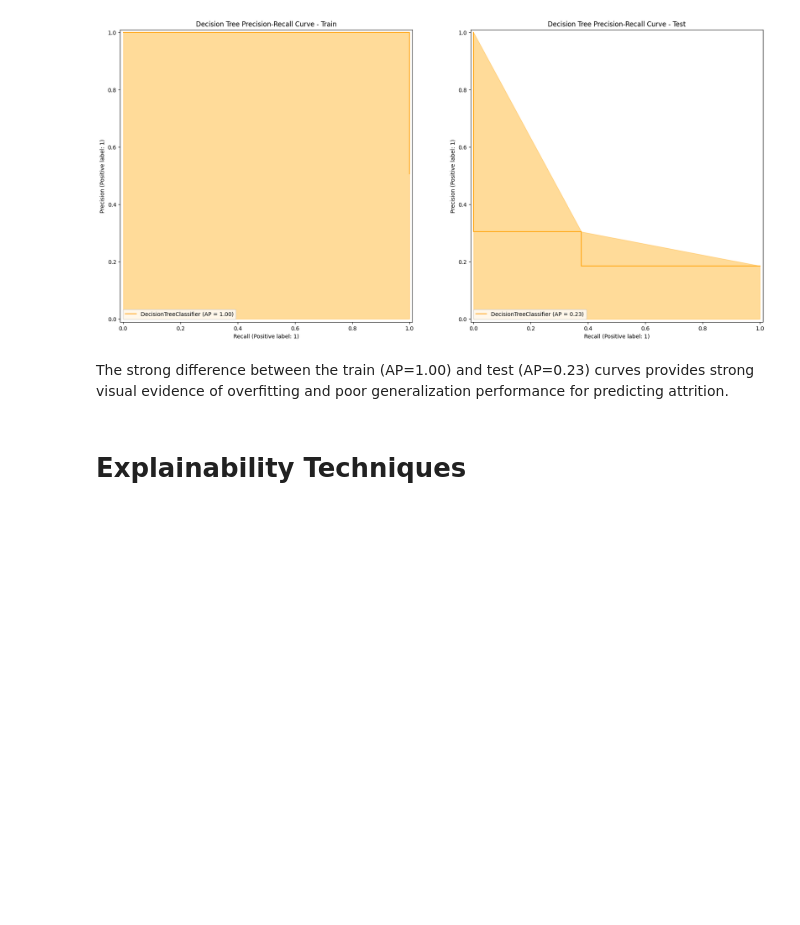
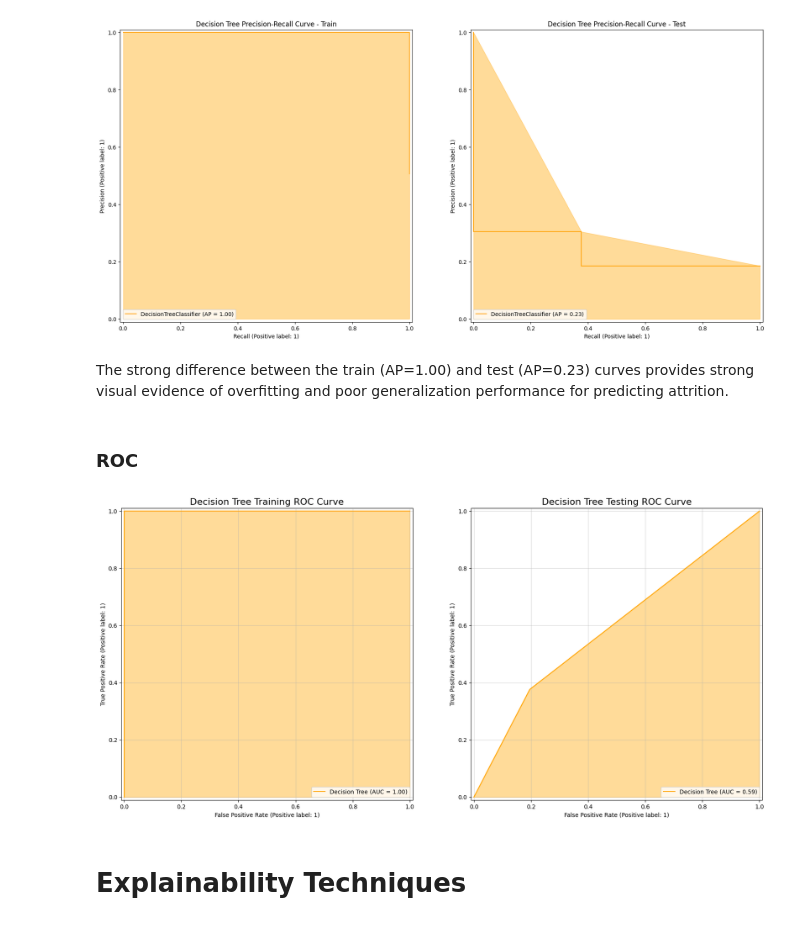
Before and after one commit to Ibrahem-Ali99/xai, a Jupyter notebook: notebooks/Decision Tree/Mohamed_Decision_Tree.ipynb, the cells around one changed output. Saved outputs shown, nothing was run; the diff lists cells and outputs as text; code cells hidden in the pictures; blank space fills up the shorter version.

```diff
--- a/notebooks/Decision Tree/Mohamed_Decision_Tree.ipynb
+++ b/notebooks/Decision Tree/Mohamed_Decision_Tree.ipynb
@@ -202,6 +200,12 @@ our_prc(decision_tree_clf, "Decision Tree")
 [figure]
 # %% [markdown]
 The strong difference between the train (AP=1.00) and test (AP=0.23) curves provides strong visual evidence of overfitting and poor generalization performance for predicting attrition.
+# %% [markdown]
+### ROC
+# %%
+our_roc(decision_tree_clf, "Decision Tree")
+# %% [output]
+[figure, added]
 # %% [markdown]
 # **Explainability Techniques**
 # %% [markdown]
```
Also changed, not shown: parts of 5 cells of this notebook.
